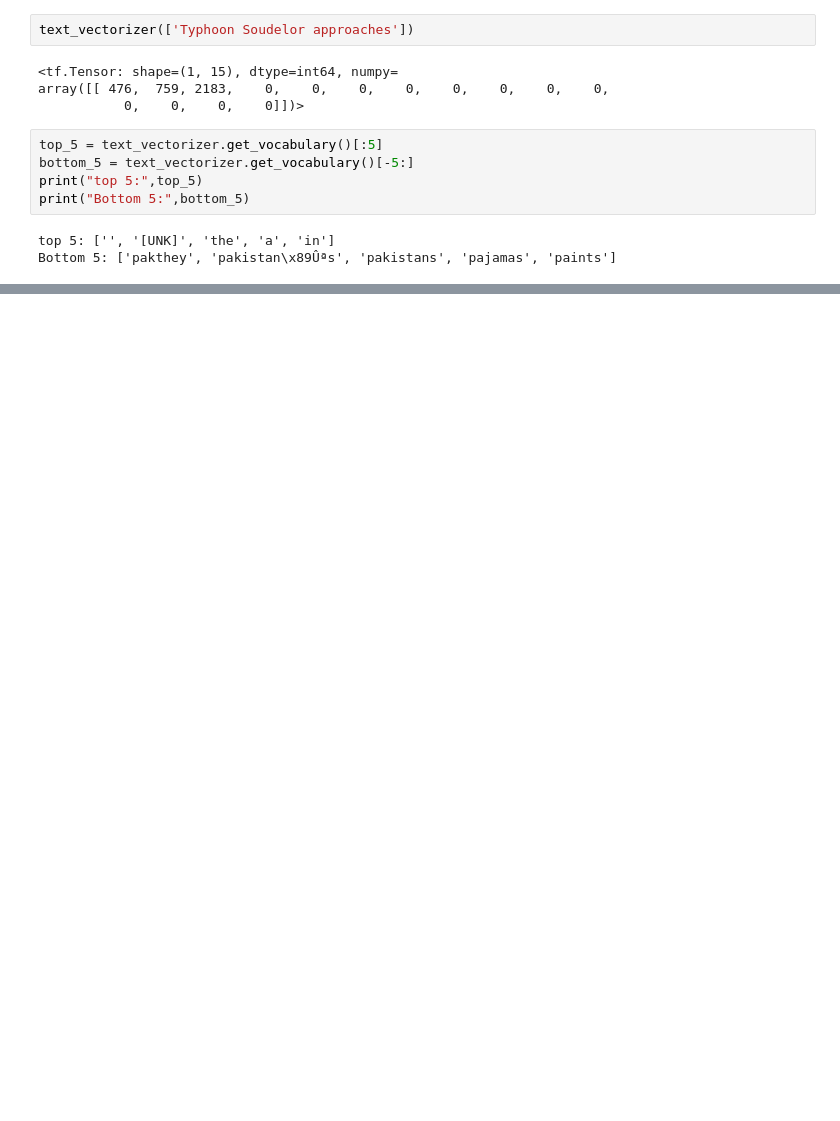
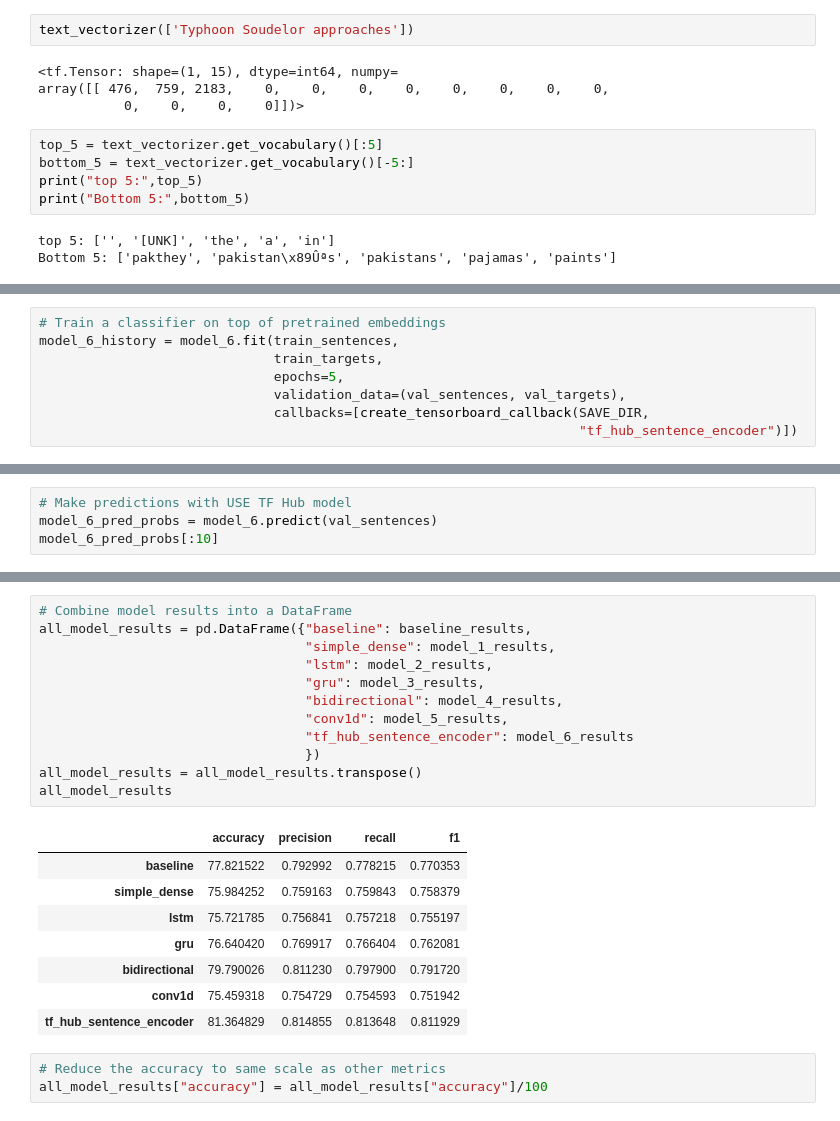
Before and after one commit to mukesh145/nlp, a Jupyter notebook: disaster_prediction.ipynb, the cells around one changed output, grey strips where cells are left out. Saved outputs shown, nothing was run; the diff lists cells and outputs as text; blank space fills up the shorter version.

```diff
--- a/disaster_prediction.ipynb
+++ b/disaster_prediction.ipynb
@@ -101,0 +662,8 @@ Bottom 5: ['pakthey', 'pakistan\x89Ûªs', 'pakistans', 'pajamas', 'paints']
+# %%
+# Train a classifier on top of pretrained embeddings
+model_6_history = model_6.fit(train_sentences,
+                              train_targets,
+                              epochs=5,
+                              validation_data=(val_sentences, val_targets),
+                              callbacks=[create_tensorboard_callback(SAVE_DIR,
+                                                                     "tf_hub_sentence_encoder")])
@@ -101,0 +682,4 @@ Bottom 5: ['pakthey', 'pakistan\x89Ûªs', 'pakistans', 'pajamas', 'paints']
+# %%
+# Make predictions with USE TF Hub model
+model_6_pred_probs = model_6.predict(val_sentences)
+model_6_pred_probs[:10]
@@ -101,0 +721,24 @@ Bottom 5: ['pakthey', 'pakistan\x89Ûªs', 'pakistans', 'pajamas', 'paints']
+# %%
+# Combine model results into a DataFrame
+all_model_results = pd.DataFrame({"baseline": baseline_results,
+                                  "simple_dense": model_1_results,
+                                  "lstm": model_2_results,
+                                  "gru": model_3_results,
+                                  "bidirectional": model_4_results,
+                                  "conv1d": model_5_results,
+                                  "tf_hub_sentence_encoder": model_6_results
+                                  })
+all_model_results = all_model_results.transpose()
+all_model_results
+# %% [output]
+|  | accuracy | precision | recall | f1 |
+| baseline | 77.821522 | 0.792992 | 0.778215 | 0.770353 |
+| simple_dense | 75.984252 | 0.759163 | 0.759843 | 0.758379 |
+| lstm | 75.721785 | 0.756841 | 0.757218 | 0.755197 |
+| gru | 76.640420 | 0.769917 | 0.766404 | 0.762081 |
+| bidirectional | 79.790026 | 0.811230 | 0.797900 | 0.791720 |
+| conv1d | 75.459318 | 0.754729 | 0.754593 | 0.751942 |
+| tf_hub_sentence_encoder | 81.364829 | 0.814855 | 0.813648 | 0.811929 |
+# %%
+# Reduce the accuracy to same scale as other metrics
+all_model_results["accuracy"] = all_model_results["accuracy"]/100
```
Also changed, not shown: parts of 76 cells of this notebook, 34 other files.
